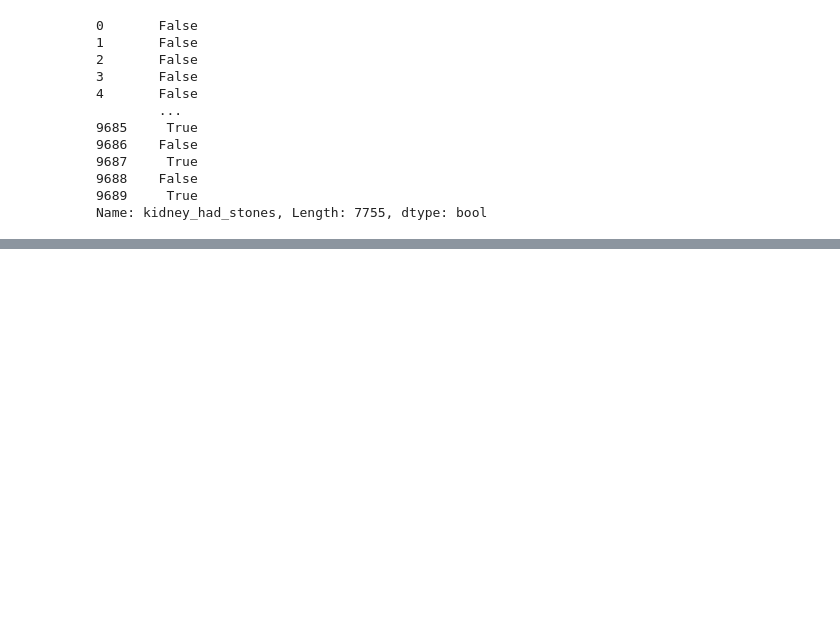
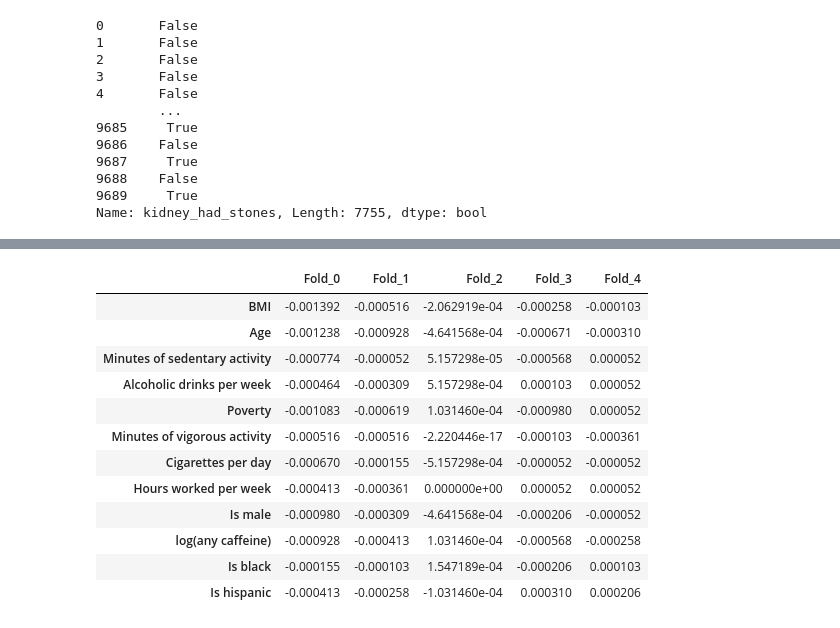
Before and after one commit to mcanearm/YGTBKM, a Jupyter notebook: paper/models/RF.ipynb, the cells around one changed output, grey strips where cells are left out. Cells and saved outputs as stored; diff of their text form; code cells hidden in the pictures; blank space fills up the shorter version.

```diff
--- a/paper/models/RF.ipynb
+++ b/paper/models/RF.ipynb
@@ -153,0 +207,16 @@ plt.show()
+# %%
+perm_forest_importances.columns = [f"Fold_{i}" for i in range(5)]
+# %% [output]
+|  | Fold_0 | Fold_1 | Fold_2 | Fold_3 | Fold_4 |
+| BMI | -0.001392 | -0.000516 | -2.062919e-04 | -0.000258 | -0.000103 |
+| Age | -0.001238 | -0.000928 | -4.641568e-04 | -0.000671 | -0.000310 |
+| Minutes of sedentary activity | -0.000774 | -0.000052 | 5.157298e-05 | -0.000568 | 0.000052 |
+| Alcoholic drinks per week | -0.000464 | -0.000309 | 5.157298e-04 | 0.000103 | 0.000052 |
+| Poverty | -0.001083 | -0.000619 | 1.031460e-04 | -0.000980 | 0.000052 |
+| Minutes of vigorous activity | -0.000516 | -0.000516 | -2.220446e-17 | -0.000103 | -0.000361 |
+| Cigarettes per day | -0.000670 | -0.000155 | -5.157298e-04 | -0.000052 | -0.000052 |
+| Hours worked per week | -0.000413 | -0.000361 | 0.000000e+00 | 0.000052 | 0.000052 |
+| Is male | -0.000980 | -0.000309 | -4.641568e-04 | -0.000206 | -0.000052 |
+| log(any caffeine) | -0.000928 | -0.000413 | 1.031460e-04 | -0.000568 | -0.000258 |
+| Is black | -0.000155 | -0.000103 | 1.547189e-04 | -0.000206 | 0.000103 |
+| Is hispanic | -0.000413 | -0.000258 | -1.031460e-04 | 0.000310 | 0.000206 |
```
Also changed, not shown: parts of 9 cells of this notebook, 1 other file.
